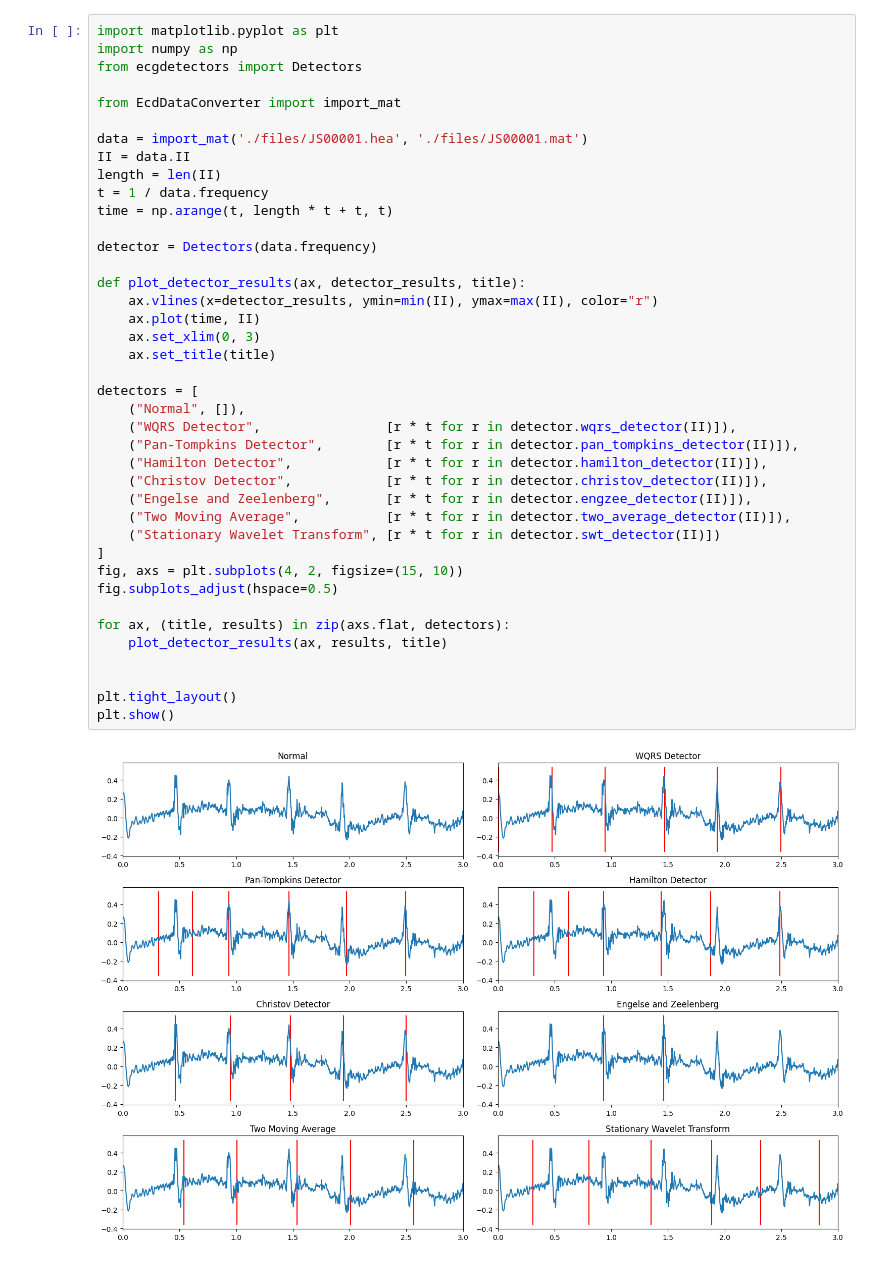
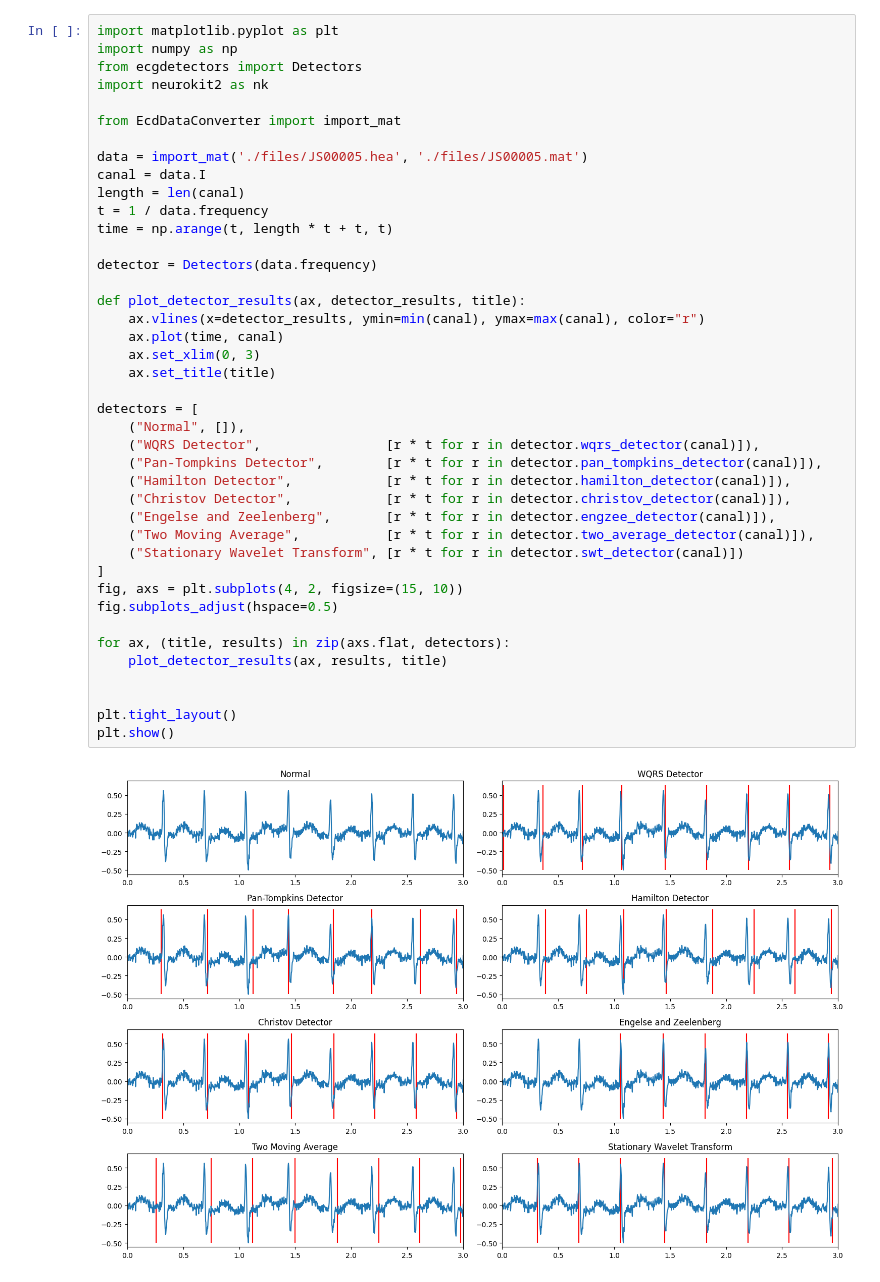
Before and after one commit to Mazako/projekt_zespolowy, a Jupyter notebook: ecd_sandbox/pyEcgComparsion.ipynb, the cells around one changed output. Cells and saved outputs as stored; diff of their text form.

```diff
--- a/ecd_sandbox/pyEcgComparsion.ipynb
+++ b/ecd_sandbox/pyEcgComparsion.ipynb
@@ -1,42 +1,43 @@
 # %%
 import matplotlib.pyplot as plt
 import numpy as np
 from ecgdetectors import Detectors
+import neurokit2 as nk
 
 from EcdDataConverter import import_mat
 
-data = import_mat('./files/JS00001.hea', './files/JS00001.mat')
-II = data.II
-length = len(II)
+data = import_mat('./files/JS00005.hea', './files/JS00005.mat')
+canal = data.I
+length = len(canal)
 t = 1 / data.frequency
 time = np.arange(t, length * t + t, t)
 
 detector = Detectors(data.frequency)
 
 def plot_detector_results(ax, detector_results, title):
-    ax.vlines(x=detector_results, ymin=min(II), ymax=max(II), color="r")
-    ax.plot(time, II)
+    ax.vlines(x=detector_results, ymin=min(canal), ymax=max(canal), color="r")
+    ax.plot(time, canal)
     ax.set_xlim(0, 3)
     ax.set_title(title)
 
 detectors = [
     ("Normal", []),
-    ("WQRS Detector",                [r * t for r in detector.wqrs_detector(II)]),
-    ("Pan-Tompkins Detector",        [r * t for r in detector.pan_tompkins_detector(II)]),
-    ("Hamilton Detector",            [r * t for r in detector.hamilton_detector(II)]),
-    ("Christov Detector",            [r * t for r in detector.christov_detector(II)]),
-    ("Engelse and Zeelenberg",       [r * t for r in detector.engzee_detector(II)]),
-    ("Two Moving Average",           [r * t for r in detector.two_average_detector(II)]),
-    ("Stationary Wavelet Transform", [r * t for r in detector.swt_detector(II)])
+    ("WQRS Detector",                [r * t for r in detector.wqrs_detector(canal)]),
+    ("Pan-Tompkins Detector",        [r * t for r in detector.pan_tompkins_detector(canal)]),
+    ("Hamilton Detector",            [r * t for r in detector.hamilton_detector(canal)]),
+    ("Christov Detector",            [r * t for r in detector.christov_detector(canal)]),
+    ("Engelse and Zeelenberg",       [r * t for r in detector.engzee_detector(canal)]),
+    ("Two Moving Average",           [r * t for r in detector.two_average_detector(canal)]),
+    ("Stationary Wavelet Transform", [r * t for r in detector.swt_detector(canal)])
 ]
 fig, axs = plt.subplots(4, 2, figsize=(15, 10))
 fig.subplots_adjust(hspace=0.5)
 
 for ax, (title, results) in zip(axs.flat, detectors):
     plot_detector_results(ax, results, title)
 
 
 plt.tight_layout()
 plt.show()
 # %% [output]
-[figure, old version]
+[figure, new version]
```
Also changed, not shown: parts of 1 cell of this notebook, 12 other files.
